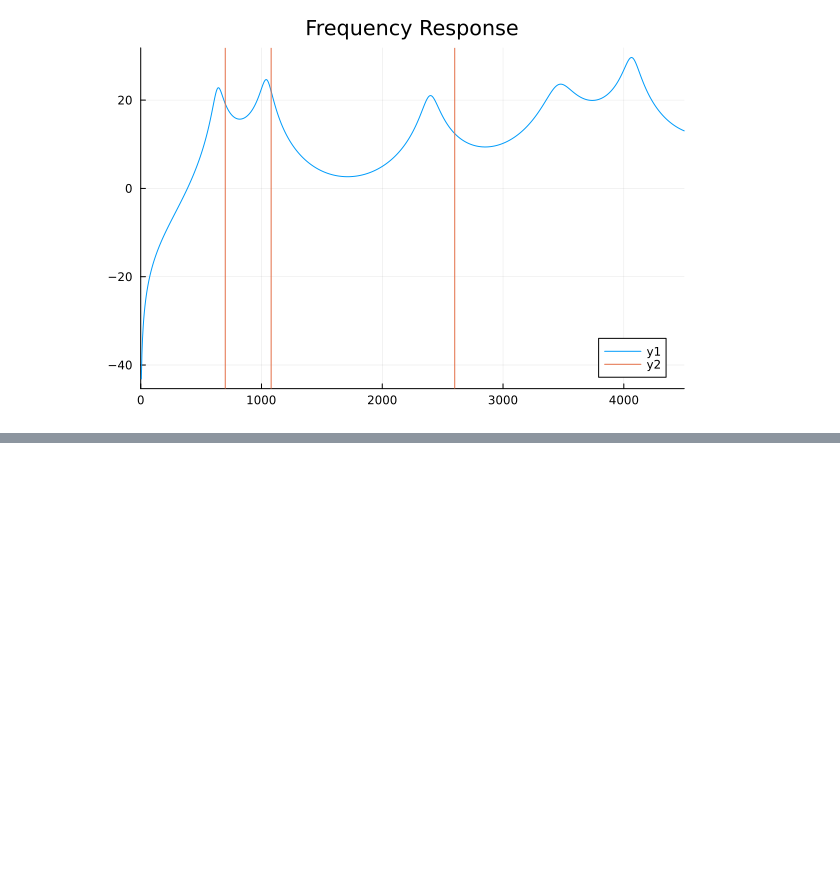
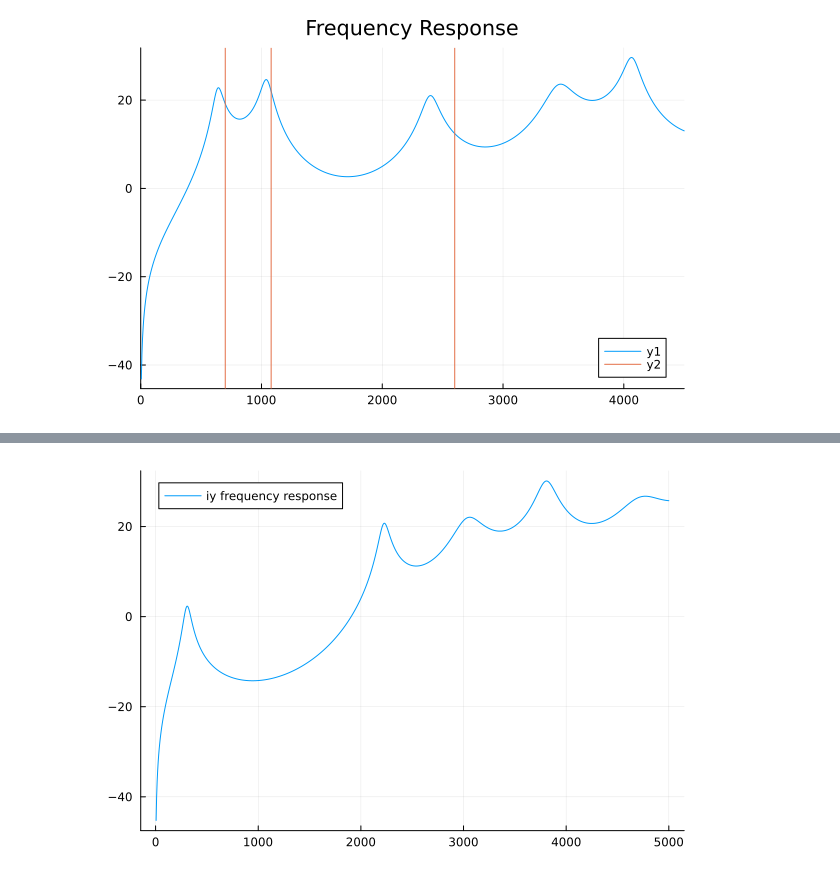
Before and after one commit to tschnoor/demonstration-notebooks, a Jupyter notebook: in_progress/transmission_line_model.ipynb, the cells around one changed output, grey strips where cells are left out. Drawn from its saved outputs; the diff is of its cells as text; code cells hidden in the pictures; blank space fills up the shorter version.

```diff
--- a/in_progress/transmission_line_model.ipynb
+++ b/in_progress/transmission_line_model.ipynb
@@ -202,0 +226,4 @@ vline!([700, 1080, 2600])
+# %%
+plot(f, 20 .* log10.(abs.(h)), label="iy frequency response")
+# %% [output]
+[figure, added]
```
Also changed, not shown: parts of 18 cells of this notebook, 3 other files.
